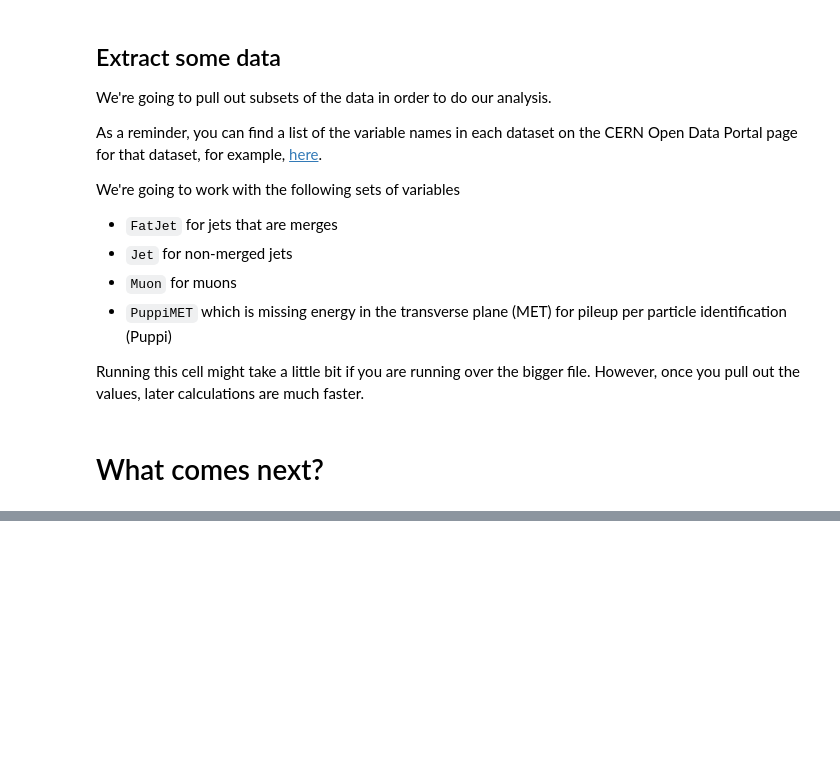
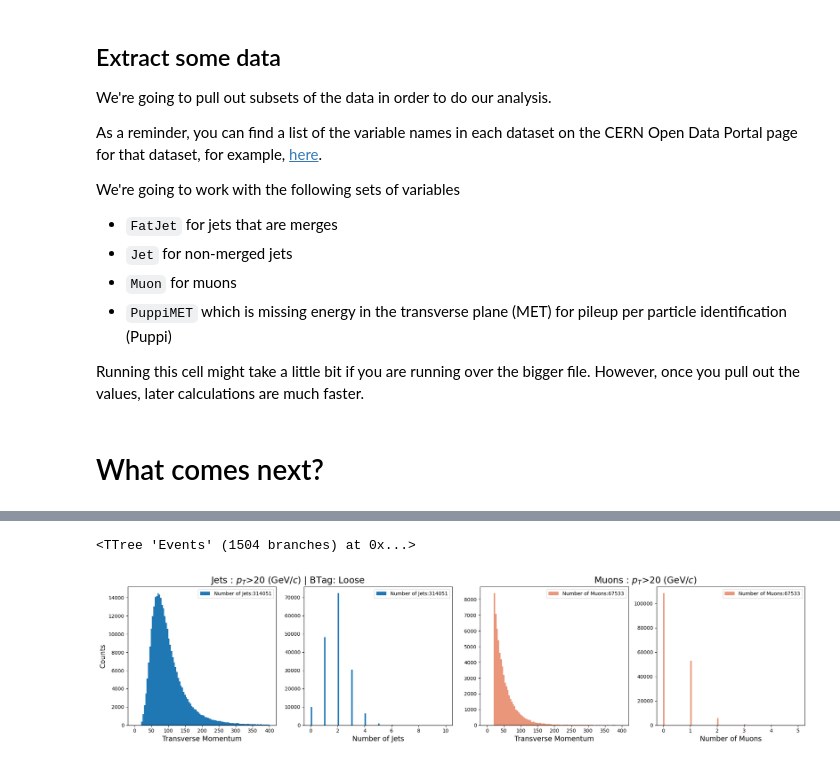
Before and after one commit to mattbellis/CMS-top-BNV2, a Jupyter notebook: analysis_template_Collin.ipynb, the cells around one changed output, grey strips where cells are left out. Saved outputs shown, nothing was run; the diff lists cells and outputs as text; code cells hidden in the pictures; blank space fills up the shorter version.

```diff
--- a/analysis_template_Collin.ipynb
+++ b/analysis_template_Collin.ipynb
@@ -200,0 +585,2 @@ met_phi = events['PuppiMET_phi'].array()
+# %%
+events = main(filename)
@@ -200,0 +637,5 @@ met_phi = events['PuppiMET_phi'].array()
+# %%
+main(events_keys=events, pt_cut_vals=[20], btag_cut="Loose", plot=True)
+# %% [output]
+<TTree 'Events' (1504 branches) at 0x...>
+[figure, added]
```
Also changed, not shown: parts of 24 cells of this notebook.
